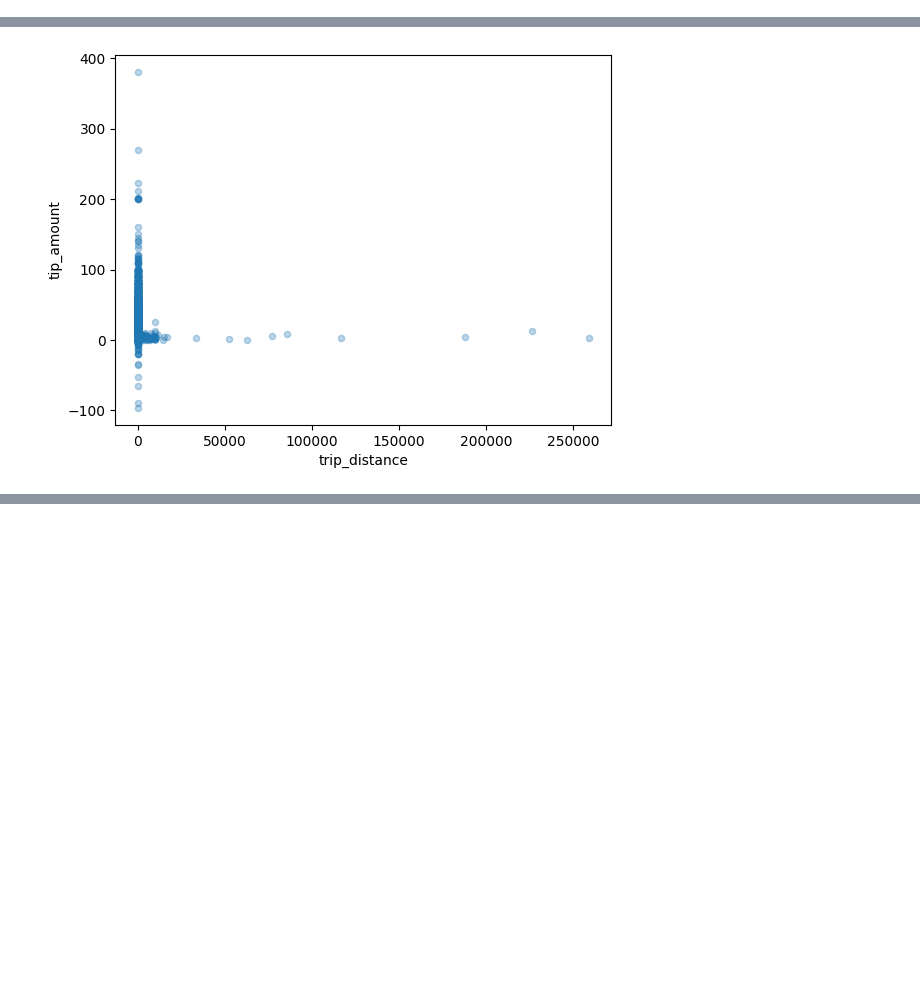
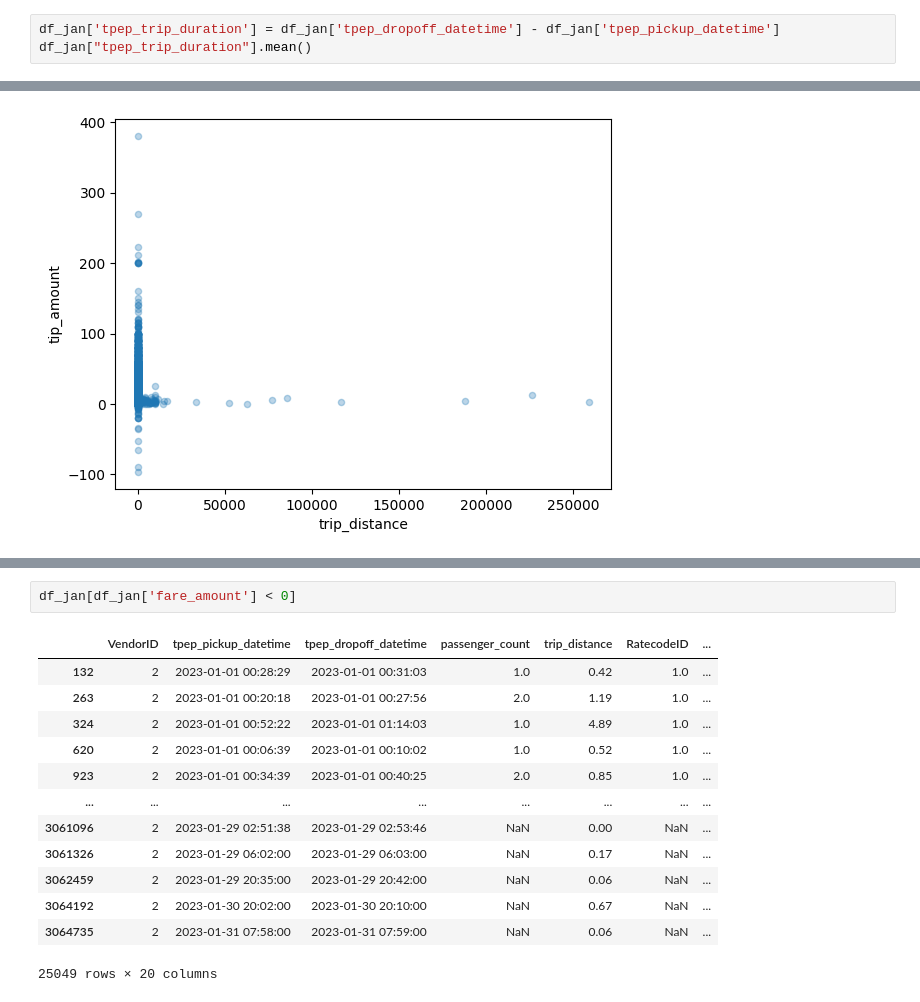
Before and after one commit to daminabence/time-series-forecasting-platform, a Jupyter notebook: notebooks/01_initial_exploration.ipynb, the cells around one changed output, grey strips where cells are left out. Drawn from its saved outputs; the diff is of its cells as text; blank space fills up the shorter version.

```diff
--- a/notebooks/01_initial_exploration.ipynb
+++ b/notebooks/01_initial_exploration.ipynb
@@ -90,3 +90,6 @@ total_amount             3066766
 congestion_surcharge     2995023
 airport_fee              2995023
 dtype: int64
+# %%
+df_jan['tpep_trip_duration'] = df_jan['tpep_dropoff_datetime'] - df_jan['tpep_pickup_datetime']
+df_jan["tpep_trip_duration"].mean()
@@ -101,0 +218,16 @@ Timedelta('0 days 00:15:40.139710')
+# %%
+df_jan[df_jan['fare_amount'] < 0]
+# %% [output]
+|  | VendorID | tpep_pickup_datetime | tpep_dropoff_datetime | passenger_count | trip_distance | RatecodeID | ... |
+| 132 | 2 | 2023-01-01 00:28:29 | 2023-01-01 00:31:03 | 1.0 | 0.42 | 1.0 | ... |
+| 263 | 2 | 2023-01-01 00:20:18 | 2023-01-01 00:27:56 | 2.0 | 1.19 | 1.0 | ... |
+| 324 | 2 | 2023-01-01 00:52:22 | 2023-01-01 01:14:03 | 1.0 | 4.89 | 1.0 | ... |
+| 620 | 2 | 2023-01-01 00:06:39 | 2023-01-01 00:10:02 | 1.0 | 0.52 | 1.0 | ... |
+| 923 | 2 | 2023-01-01 00:34:39 | 2023-01-01 00:40:25 | 2.0 | 0.85 | 1.0 | ... |
+| ... | ... | ... | ... | ... | ... | ... | ... |
+| 3061096 | 2 | 2023-01-29 02:51:38 | 2023-01-29 02:53:46 | NaN | 0.00 | NaN | ... |
+| 3061326 | 2 | 2023-01-29 06:02:00 | 2023-01-29 06:03:00 | NaN | 0.17 | NaN | ... |
+| 3062459 | 2 | 2023-01-29 20:35:00 | 2023-01-29 20:42:00 | NaN | 0.06 | NaN | ... |
+| 3064192 | 2 | 2023-01-30 20:02:00 | 2023-01-30 20:10:00 | NaN | 0.67 | NaN | ... |
+| 3064735 | 2 | 2023-01-31 07:58:00 | 2023-01-31 07:59:00 | NaN | 0.06 | NaN | ... |
+25049 rows × 20 columns
```
Also changed, not shown: parts of 22 cells of this notebook.
